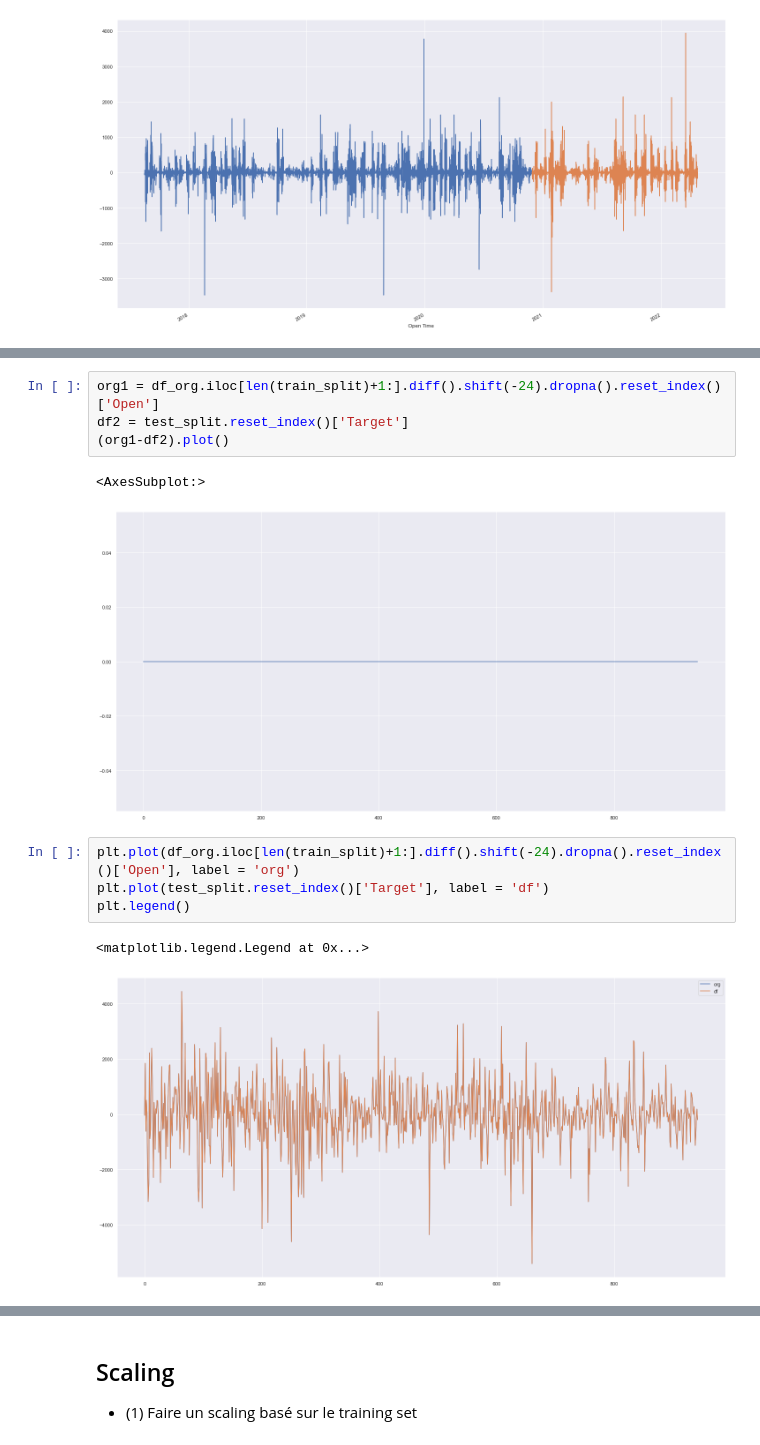
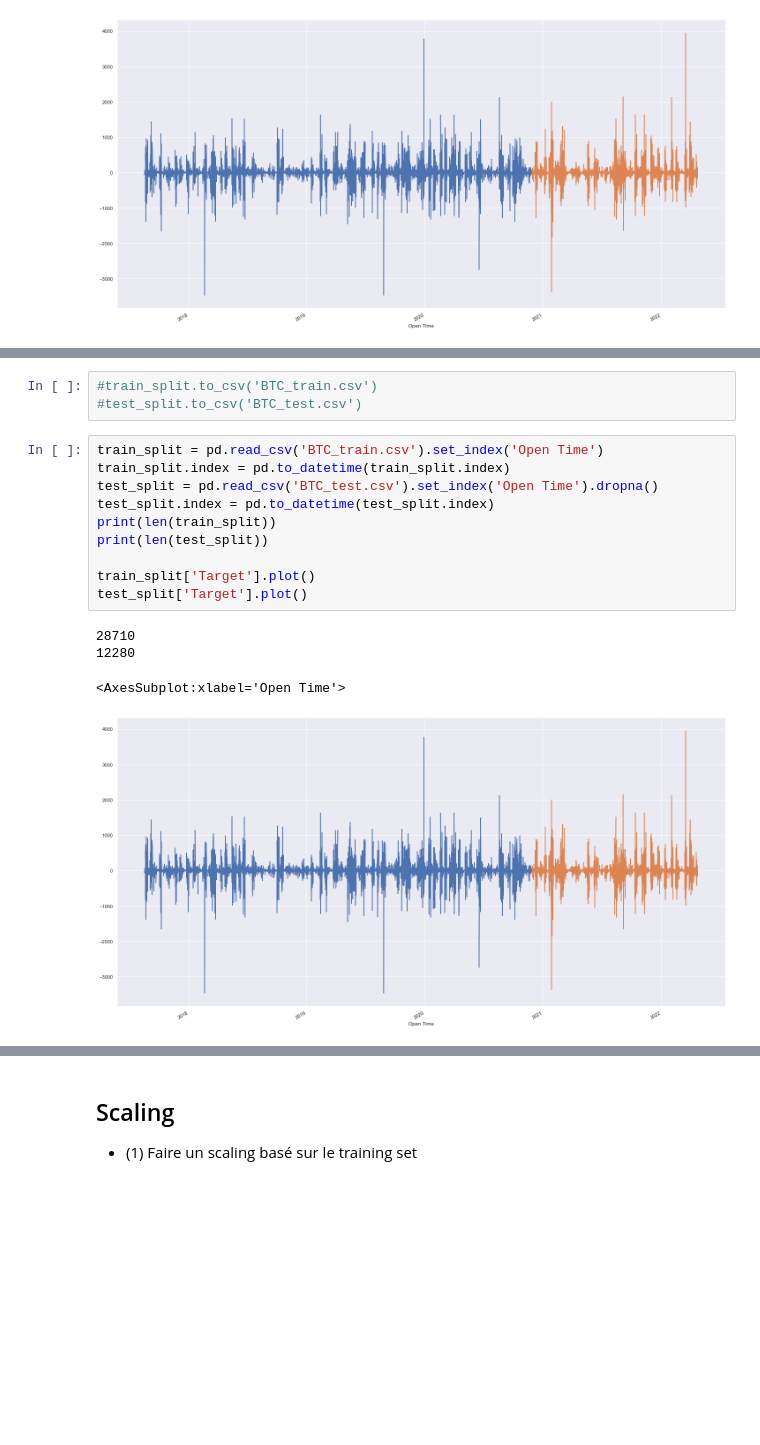
Before and after one commit to Antoine07/dia01, a Jupyter notebook: Part12_AI/03_Preparation_de_donnees_et_modele_BTC_corrections.ipynb, the cells around one changed output, grey strips where cells are left out. Cells and saved outputs as stored; diff of their text form; blank space fills up the shorter version.

```diff
--- a/Part12_AI/03_Preparation_de_donnees_et_modele_BTC_corrections.ipynb
+++ b/Part12_AI/03_Preparation_de_donnees_et_modele_BTC_corrections.ipynb
@@ -641,14 +616,18 @@ Name: Open, Length: 967, dtype: float64
-# %%
-org1 = df_org.iloc[len(train_split)+1:].diff().shift(-24).dropna().reset_index()['Open']
-df2 = test_split.reset_index()['Target']
-(org1-df2).plot()
-# %% [output]
-<AxesSubplot:>
-[figure, removed]
-# %%
-plt.plot(df_org.iloc[len(train_split)+1:].diff().shift(-24).dropna().reset_index()['Open'], label = 'org')
-plt.plot(test_split.reset_index()['Target'], label = 'df')
-plt.legend()
-# %% [output]
-<matplotlib.legend.Legend at 0x...>
-[figure, removed]
+# %%
+#train_split.to_csv('BTC_train.csv')
+#test_split.to_csv('BTC_test.csv')
+# %%
+train_split = pd.read_csv('BTC_train.csv').set_index('Open Time')
+train_split.index = pd.to_datetime(train_split.index)
+test_split = pd.read_csv('BTC_test.csv').set_index('Open Time').dropna()
+test_split.index = pd.to_datetime(test_split.index)
+print(len(train_split))
+print(len(test_split))
+
+train_split['Target'].plot()
+test_split['Target'].plot()
+# %% [output]
+28710
+12280
+<AxesSubplot:xlabel='Open Time'>
+[figure, added]
```
Also changed, not shown: parts of 89 cells of this notebook.
